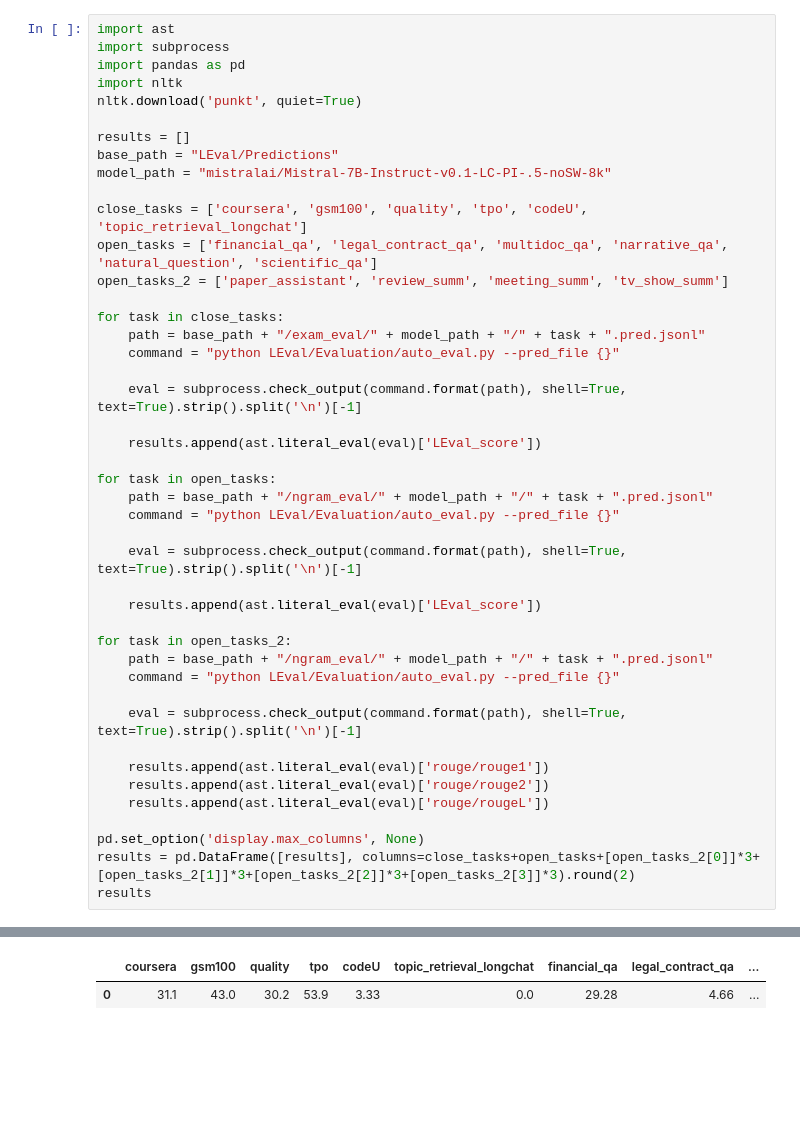
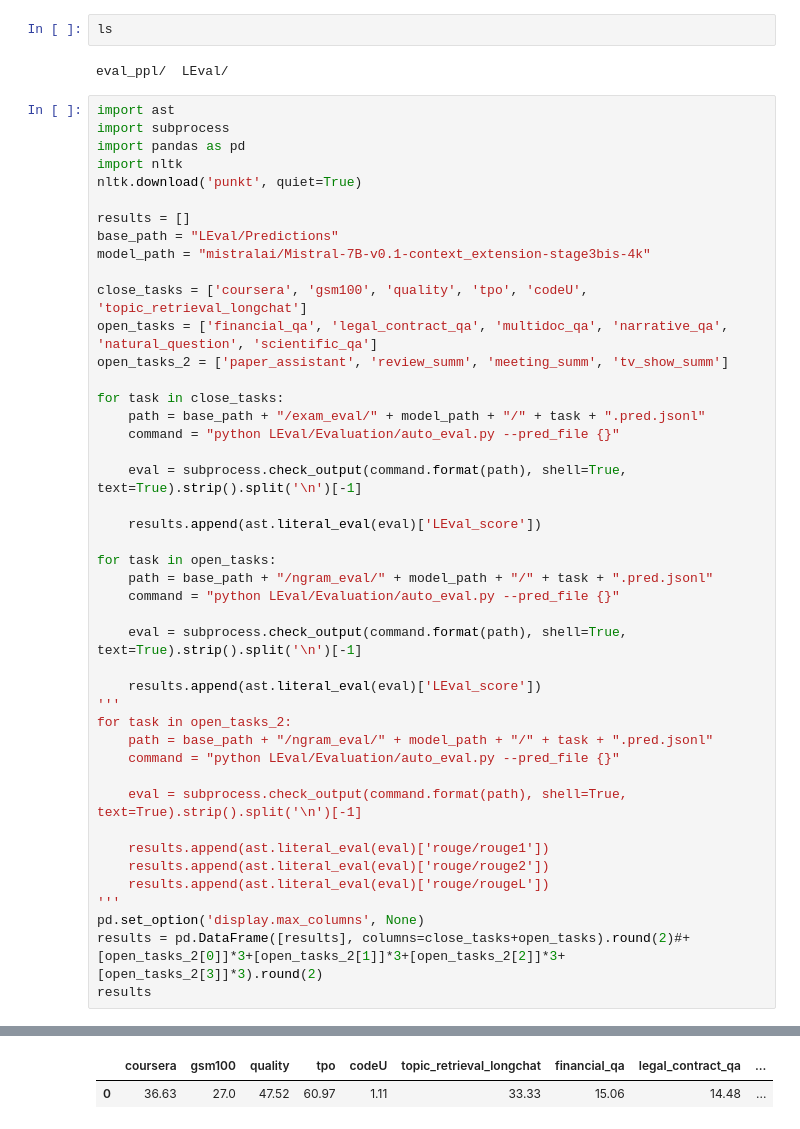
Before and after one commit to sade-adrien/llm_context_extension, a Jupyter notebook: evaluation/LEval/CE_run_eval.ipynb, the cells around one changed output, grey strips where cells are left out. Saved outputs shown, nothing was run; the diff lists cells and outputs as text; blank space fills up the shorter version.

Commit message:
stage3bis

```diff
--- a/evaluation/LEval/CE_run_eval.ipynb
+++ b/evaluation/LEval/CE_run_eval.ipynb
@@ -1,3 +1,7 @@
+# %%
+ls
+# %% [output]
+eval_ppl/  LEval/
 # %%
 import ast
 import subprocess
@@ -7,7 +11,7 @@ nltk.download('punkt', quiet=True)
 
 results = []
 base_path = "LEval/Predictions"
-model_path = "mistralai/Mistral-7B-Instruct-v0.1-LC-PI-.5-noSW-8k"
+model_path = "mistralai/Mistral-7B-v0.1-context_extension-stage3bis-4k"
 
 close_tasks = ['coursera', 'gsm100', 'quality', 'tpo', 'codeU', 'topic_retrieval_longchat']
 open_tasks = ['financial_qa', 'legal_contract_qa', 'multidoc_qa', 'narrative_qa', 'natural_question', 'scientific_qa']
@@ -28,7 +32,7 @@ for task in open_tasks:
     eval = subprocess.check_output(command.format(path), shell=True, text=True).strip().split('\n')[-1]
 
     results.append(ast.literal_eval(eval)['LEval_score'])
-
+'''
 for task in open_tasks_2:
     path = base_path + "/ngram_eval/" + model_path + "/" + task + ".pred.jsonl"
     command = "python LEval/Evaluation/auto_eval.py --pred_file {}"
@@ -38,9 +42,9 @@ for task in open_tasks_2:
     results.append(ast.literal_eval(eval)['rouge/rouge1'])
     results.append(ast.literal_eval(eval)['rouge/rouge2'])
     results.append(ast.literal_eval(eval)['rouge/rougeL'])
-
+'''
 pd.set_option('display.max_columns', None)
-results = pd.DataFrame([results], columns=close_tasks+open_tasks+[open_tasks_2[0]]*3+[open_tasks_2[1]]*3+[open_tasks_2[2]]*3+[open_tasks_2[3]]*3).round(2)
+results = pd.DataFrame([results], columns=close_tasks+open_tasks).round(2)#+[open_tasks_2[0]]*3+[open_tasks_2[1]]*3+[open_tasks_2[2]]*3+[open_tasks_2[3]]*3).round(2)
 results
 # %% [output]
 [nltk_data] Downloading package punkt to /home/et/nltk_data...
@@ -59,6 +63,6 @@ results
 [nltk_data] Downloading package punkt to /home/et/nltk_data...
 [nltk_data]   Package punkt is already up-to-date!
 [nltk_data] Downloading package punkt to /home/et/nltk_data...
 [nltk_data]   Package punkt is already up-to-date!
 |  | coursera | gsm100 | quality | tpo | codeU | topic_retrieval_longchat | financial_qa | legal_contract_qa | ... |
-| 0 | 31.1 | 43.0 | 30.2 | 53.9 | 3.33 | 0.0 | 29.28 | 4.66 | ... |
+| 0 | 36.63 | 27.0 | 47.52 | 60.97 | 1.11 | 33.33 | 15.06 | 14.48 | ... |
```
Also changed, not shown: parts of 1 cell of this notebook, 47 other files.
